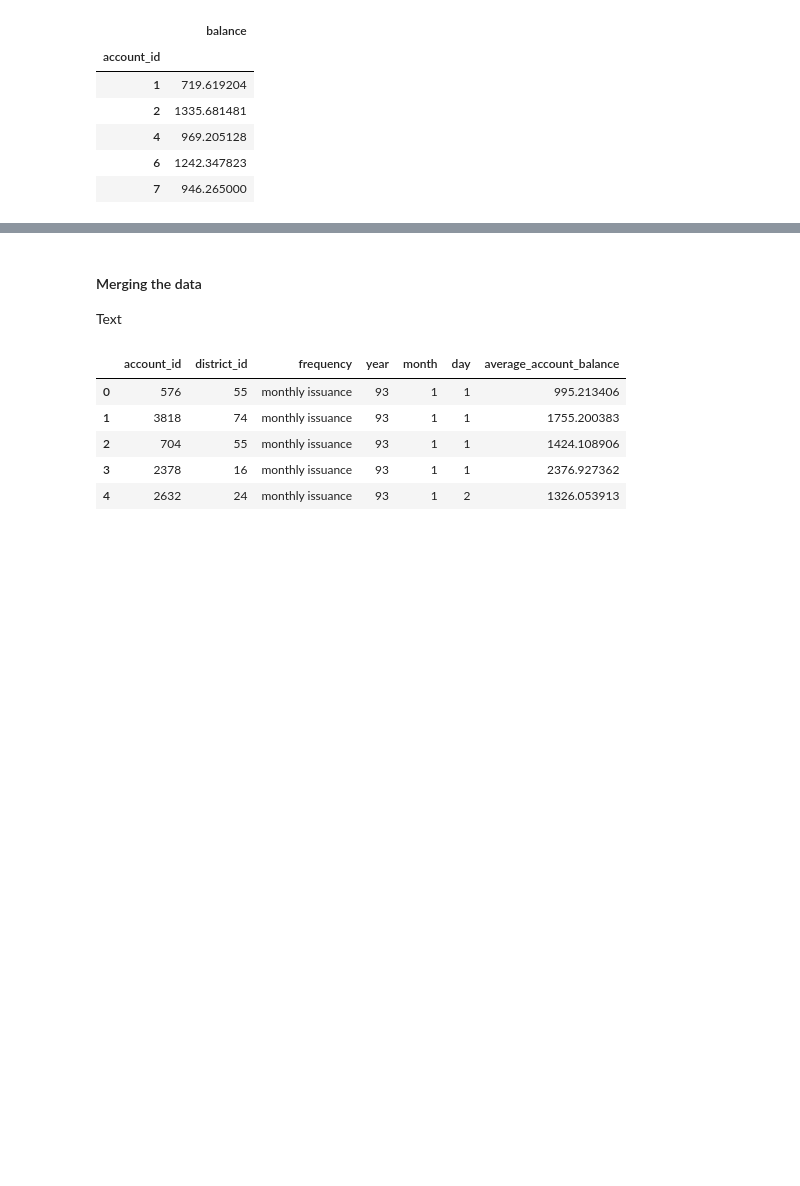
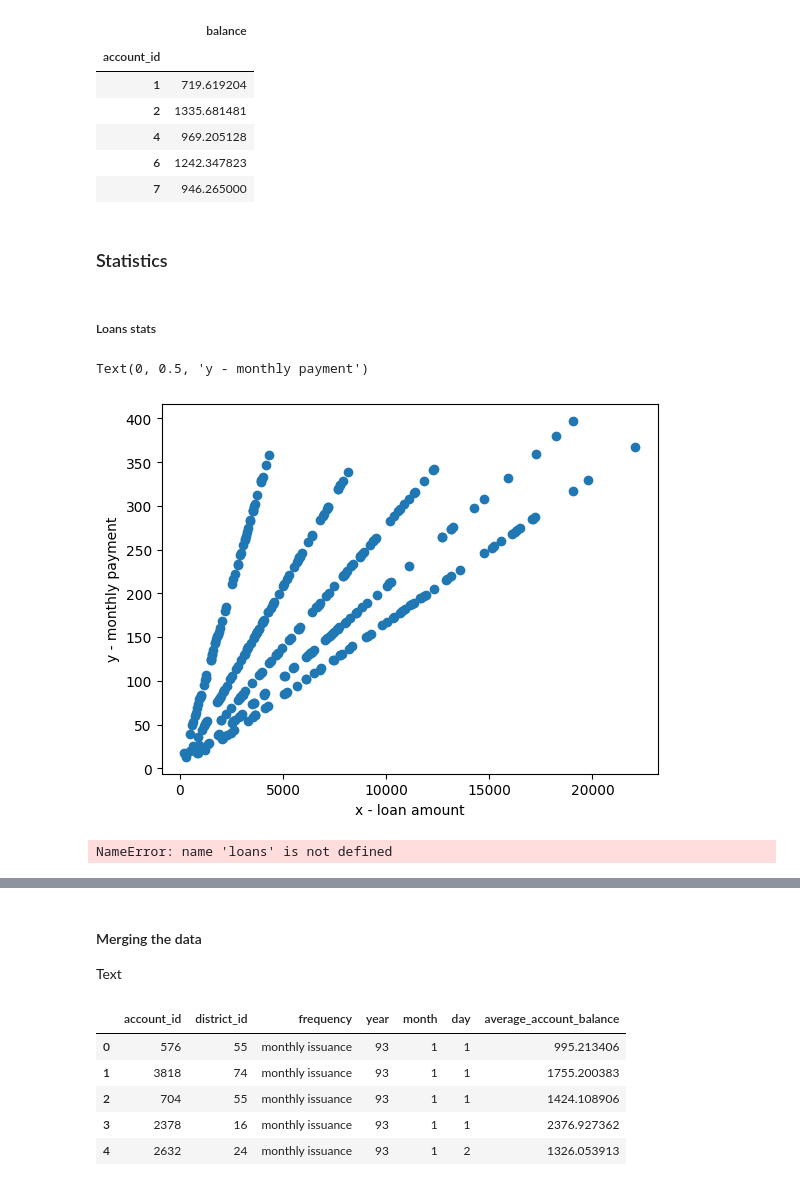
Before and after one commit to bdmendes/feup-ac-banking, a Jupyter notebook: project.ipynb, the cells around one changed output, grey strips where cells are left out. Saved outputs shown, nothing was run; the diff lists cells and outputs as text; code cells hidden in the pictures; blank space fills up the shorter version.

Commit message:
Add some graphs

```diff
--- a/project.ipynb
+++ b/project.ipynb
@@ -175,3 +175,31 @@ average_account_balances.head()
 | 4 | 969.205128 |
 | 6 | 1242.347823 |
 | 7 | 946.265000 |
+# %% [markdown]
+### Statistics
+# %% [markdown]
+##### Loans stats
+# %%
+import matplotlib.pyplot as plt
+
+plt.scatter(loans["amount"],loans["monthly_payment"])
+plt.xlabel('x - loan amount')
+plt.ylabel('y - monthly payment')
+# %% [output]
+Text(0, 0.5, 'y - monthly payment')
+[figure, added]
+# %%
+#TODO
+data = []
+
+#print(loans[loans["duration"] < 30])
+
+#for i in range(0, 400, 50):
+#    temp = []
+#    temp.append((loans[loans["duration"] < i])["monthly_payment"])
+
+#plt.boxplot(loans["monthly_payment"])
+#plt.xlabel('x - duration')
+#plt.ylabel('y - monthly payment')
+# %% [output]
+NameError: name 'loans' is not defined
```
Also changed, not shown: parts of 2 cells of this notebook, 1 other file.
